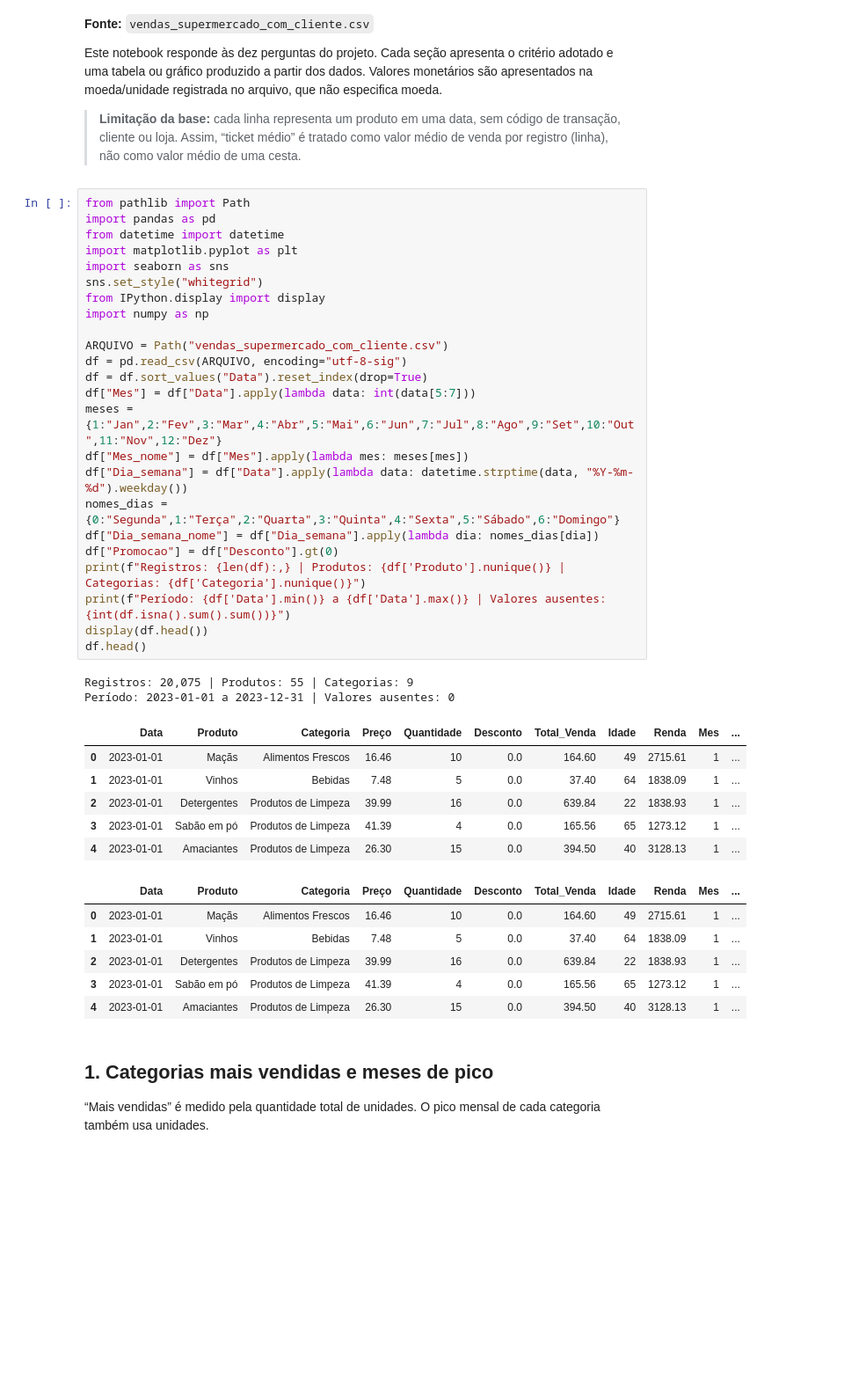
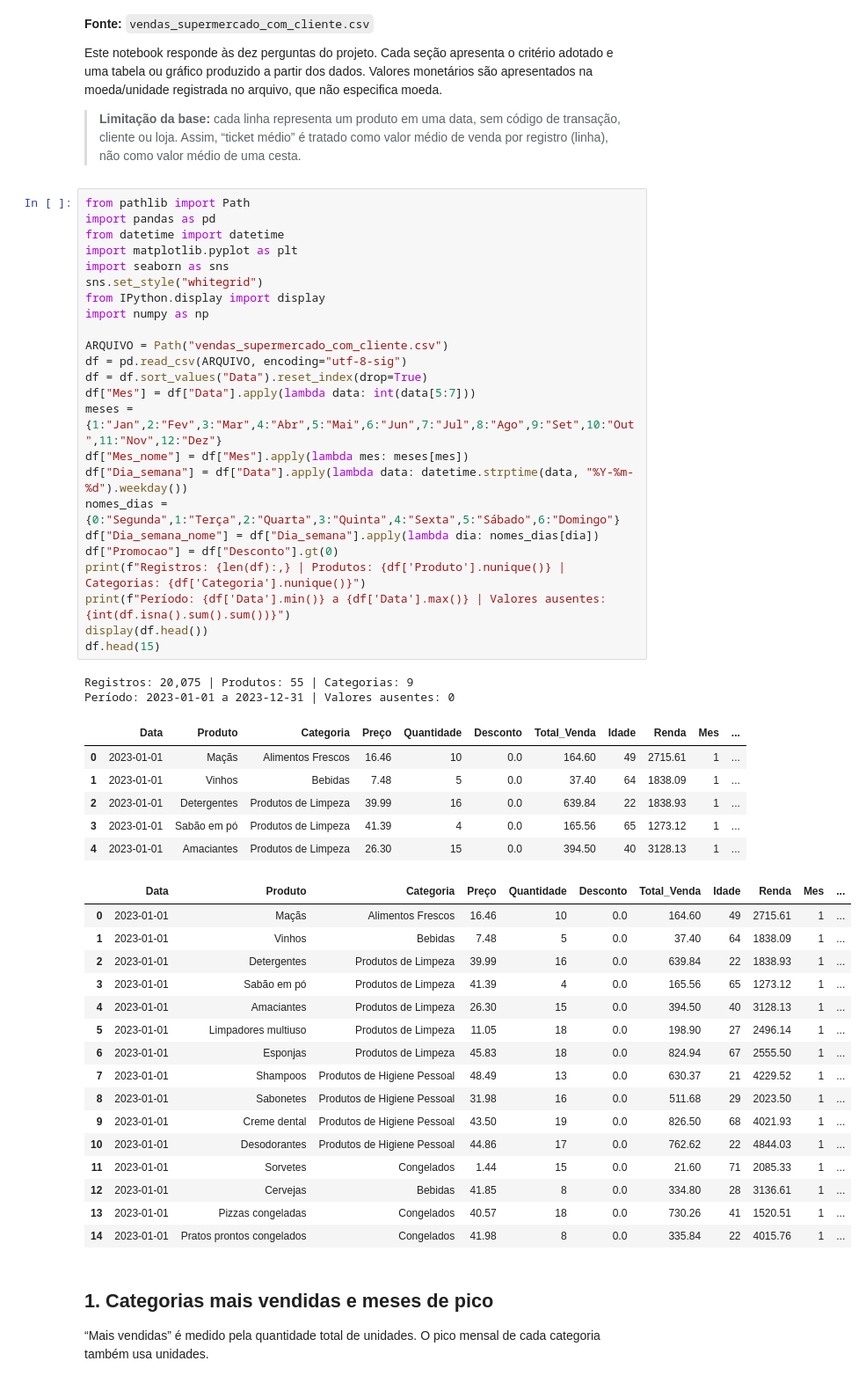
Before and after one commit to fabiojangelni/projeto_analise_exploratoria, a Jupyter notebook: analise_exploratoria_vendas_projeto.ipynb, the cells around one changed output. Shown at 88% size. Cells and saved outputs as stored; diff of their text form; blank space fills up the shorter version.

```diff
--- a/analise_exploratoria_vendas_projeto.ipynb
+++ b/analise_exploratoria_vendas_projeto.ipynb
@@ -18,34 +18,44 @@ from IPython.display import display
 import numpy as np
 
 ARQUIVO = Path("vendas_supermercado_com_cliente.csv")
 df = pd.read_csv(ARQUIVO, encoding="utf-8-sig")
 df = df.sort_values("Data").reset_index(drop=True)
 df["Mes"] = df["Data"].apply(lambda data: int(data[5:7]))
 meses = {1:"Jan",2:"Fev",3:"Mar",4:"Abr",5:"Mai",6:"Jun",7:"Jul",8:"Ago",9:"Set",10:"Out",11:"Nov",12:"Dez"}
 df["Mes_nome"] = df["Mes"].apply(lambda mes: meses[mes])
 df["Dia_semana"] = df["Data"].apply(lambda data: datetime.strptime(data, "%Y-%m-%d").weekday())
 nomes_dias = {0:"Segunda",1:"Terça",2:"Quarta",3:"Quinta",4:"Sexta",5:"Sábado",6:"Domingo"}
 df["Dia_semana_nome"] = df["Dia_semana"].apply(lambda dia: nomes_dias[dia])
 df["Promocao"] = df["Desconto"].gt(0)
 print(f"Registros: {len(df):,} | Produtos: {df['Produto'].nunique()} | Categorias: {df['Categoria'].nunique()}")
 print(f"Período: {df['Data'].min()} a {df['Data'].max()} | Valores ausentes: {int(df.isna().sum().sum())}")
 display(df.head())
-df.head()
+df.head(15)
 # %% [output]
 Registros: 20,075 | Produtos: 55 | Categorias: 9
 Período: 2023-01-01 a 2023-12-31 | Valores ausentes: 0
 |  | Data | Produto | Categoria | Preço | Quantidade | Desconto | Total_Venda | Idade | Renda | Mes | ... |
 | 0 | 2023-01-01 | Maçãs | Alimentos Frescos | 16.46 | 10 | 0.0 | 164.60 | 49 | 2715.61 | 1 | ... |
 | 1 | 2023-01-01 | Vinhos | Bebidas | 7.48 | 5 | 0.0 | 37.40 | 64 | 1838.09 | 1 | ... |
 | 2 | 2023-01-01 | Detergentes | Produtos de Limpeza | 39.99 | 16 | 0.0 | 639.84 | 22 | 1838.93 | 1 | ... |
 | 3 | 2023-01-01 | Sabão em pó | Produtos de Limpeza | 41.39 | 4 | 0.0 | 165.56 | 65 | 1273.12 | 1 | ... |
 | 4 | 2023-01-01 | Amaciantes | Produtos de Limpeza | 26.30 | 15 | 0.0 | 394.50 | 40 | 3128.13 | 1 | ... |
 |  | Data | Produto | Categoria | Preço | Quantidade | Desconto | Total_Venda | Idade | Renda | Mes | ... |
 | 0 | 2023-01-01 | Maçãs | Alimentos Frescos | 16.46 | 10 | 0.0 | 164.60 | 49 | 2715.61 | 1 | ... |
 | 1 | 2023-01-01 | Vinhos | Bebidas | 7.48 | 5 | 0.0 | 37.40 | 64 | 1838.09 | 1 | ... |
 | 2 | 2023-01-01 | Detergentes | Produtos de Limpeza | 39.99 | 16 | 0.0 | 639.84 | 22 | 1838.93 | 1 | ... |
 | 3 | 2023-01-01 | Sabão em pó | Produtos de Limpeza | 41.39 | 4 | 0.0 | 165.56 | 65 | 1273.12 | 1 | ... |
 | 4 | 2023-01-01 | Amaciantes | Produtos de Limpeza | 26.30 | 15 | 0.0 | 394.50 | 40 | 3128.13 | 1 | ... |
+| 5 | 2023-01-01 | Limpadores multiuso | Produtos de Limpeza | 11.05 | 18 | 0.0 | 198.90 | 27 | 2496.14 | 1 | ... |
+| 6 | 2023-01-01 | Esponjas | Produtos de Limpeza | 45.83 | 18 | 0.0 | 824.94 | 67 | 2555.50 | 1 | ... |
+| 7 | 2023-01-01 | Shampoos | Produtos de Higiene Pessoal | 48.49 | 13 | 0.0 | 630.37 | 21 | 4229.52 | 1 | ... |
+| 8 | 2023-01-01 | Sabonetes | Produtos de Higiene Pessoal | 31.98 | 16 | 0.0 | 511.68 | 29 | 2023.50 | 1 | ... |
+| 9 | 2023-01-01 | Creme dental | Produtos de Higiene Pessoal | 43.50 | 19 | 0.0 | 826.50 | 68 | 4021.93 | 1 | ... |
+| 10 | 2023-01-01 | Desodorantes | Produtos de Higiene Pessoal | 44.86 | 17 | 0.0 | 762.62 | 22 | 4844.03 | 1 | ... |
+| 11 | 2023-01-01 | Sorvetes | Congelados | 1.44 | 15 | 0.0 | 21.60 | 71 | 2085.33 | 1 | ... |
+| 12 | 2023-01-01 | Cervejas | Bebidas | 41.85 | 8 | 0.0 | 334.80 | 28 | 3136.61 | 1 | ... |
+| 13 | 2023-01-01 | Pizzas congeladas | Congelados | 40.57 | 18 | 0.0 | 730.26 | 41 | 1520.51 | 1 | ... |
+| 14 | 2023-01-01 | Pratos prontos congelados | Congelados | 41.98 | 8 | 0.0 | 335.84 | 22 | 4015.76 | 1 | ... |
 # %% [markdown]
 ## 1. Categorias mais vendidas e meses de pico
 
```
Also changed, not shown: parts of 1 cell of this notebook.
